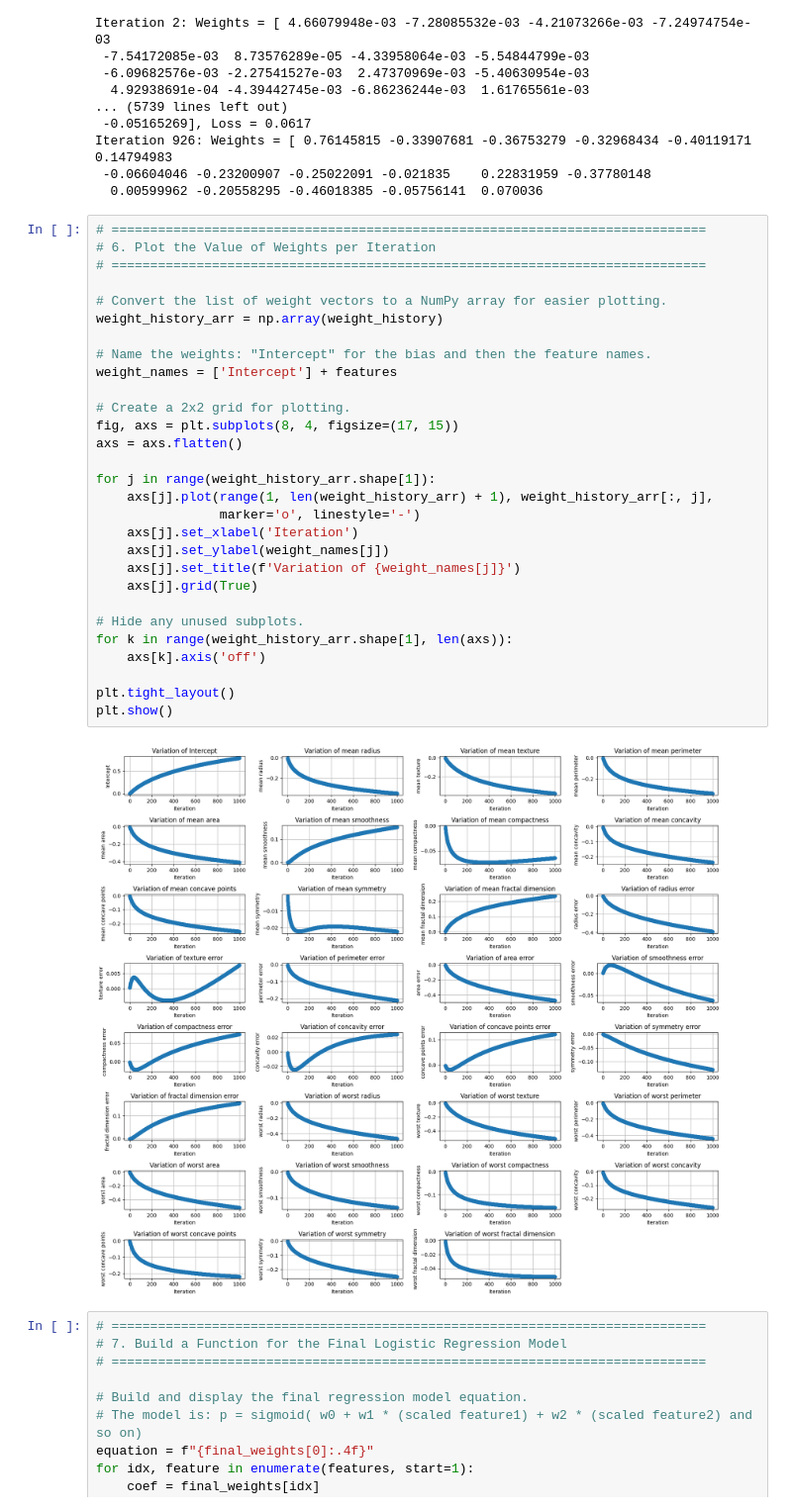
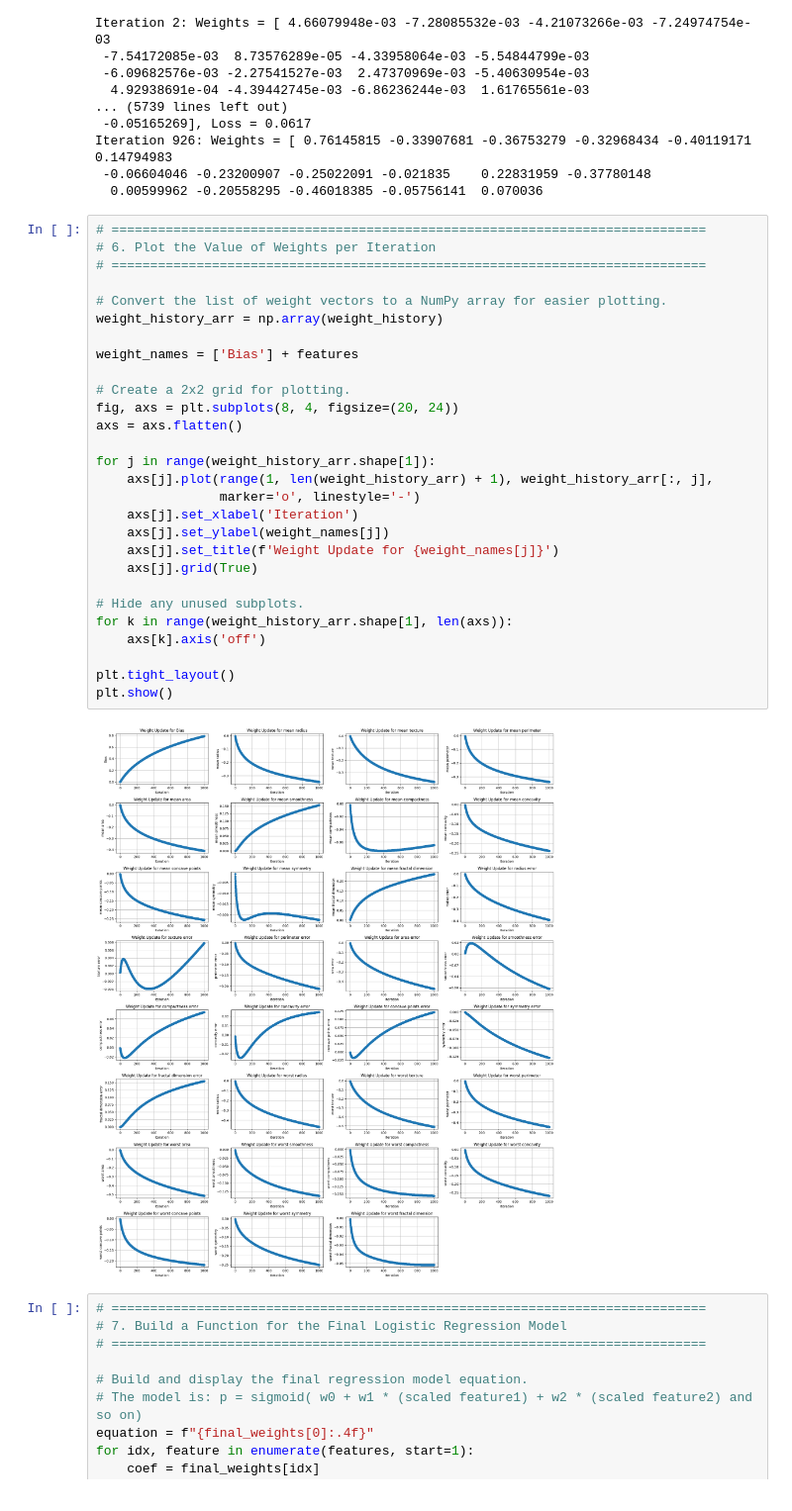
Before and after one commit to vKenjo/CS-ELEC-ML, a Jupyter notebook: Lec3/FA#2/fa2.2/fa2-2.ipynb, the cells around one changed output. Shown at 99% size. Cells and saved outputs as stored; diff of their text form.

```diff
--- a/Lec3/FA#2/fa2.2/fa2-2.ipynb
+++ b/Lec3/FA#2/fa2.2/fa2-2.ipynb
@@ -178,34 +184,33 @@ Iteration 926: Weights = [ 0.76145815 -0.33907681 -0.36753279 -0.32968434 -0.401
 # %%
 # =============================================================================
 # 6. Plot the Value of Weights per Iteration
 # =============================================================================
 
 # Convert the list of weight vectors to a NumPy array for easier plotting.
 weight_history_arr = np.array(weight_history)
 
-# Name the weights: "Intercept" for the bias and then the feature names.
-weight_names = ['Intercept'] + features
+weight_names = ['Bias'] + features
 
 # Create a 2x2 grid for plotting.
-fig, axs = plt.subplots(8, 4, figsize=(17, 15))
+fig, axs = plt.subplots(8, 4, figsize=(20, 24))
 axs = axs.flatten()
 
 for j in range(weight_history_arr.shape[1]):
     axs[j].plot(range(1, len(weight_history_arr) + 1), weight_history_arr[:, j],
                 marker='o', linestyle='-')
     axs[j].set_xlabel('Iteration')
     axs[j].set_ylabel(weight_names[j])
-    axs[j].set_title(f'Variation of {weight_names[j]}')
+    axs[j].set_title(f'Weight Update for {weight_names[j]}')
     axs[j].grid(True)
 
 # Hide any unused subplots.
 for k in range(weight_history_arr.shape[1], len(axs)):
     axs[k].axis('off')
 
 plt.tight_layout()
 plt.show()
 # %% [output]
-[figure, old version]
+[figure, new version]
 # %%
 # =============================================================================
 # 7. Build a Function for the Final Logistic Regression Model
```
Also changed, not shown: parts of 3 cells of this notebook, 3 other files.
